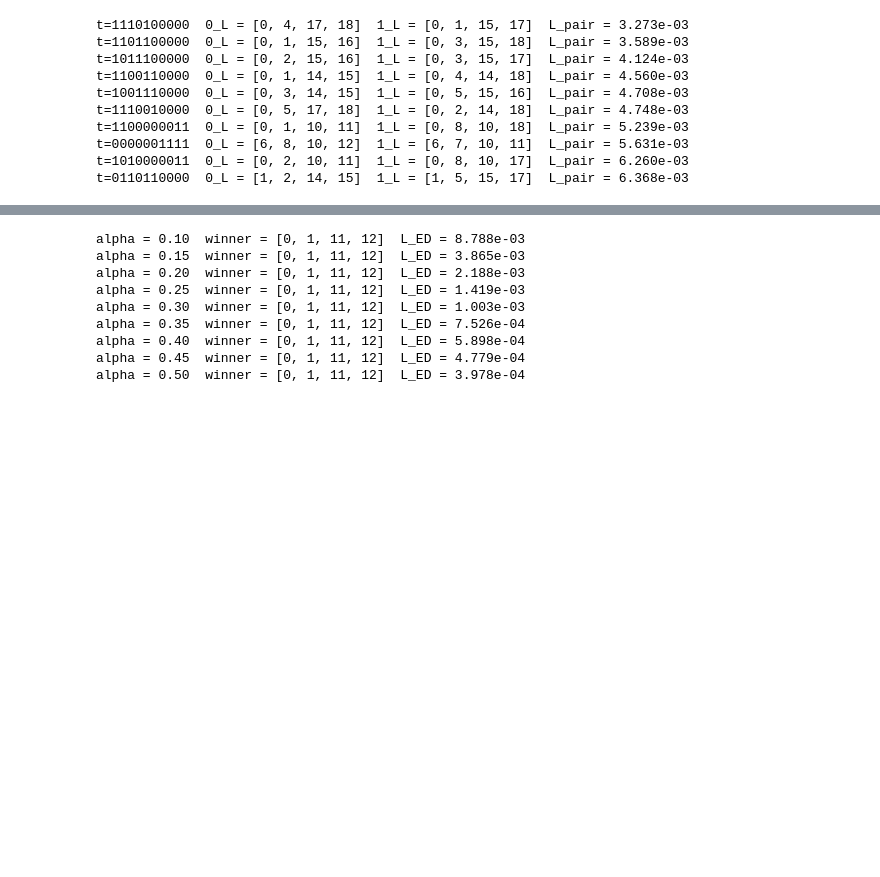
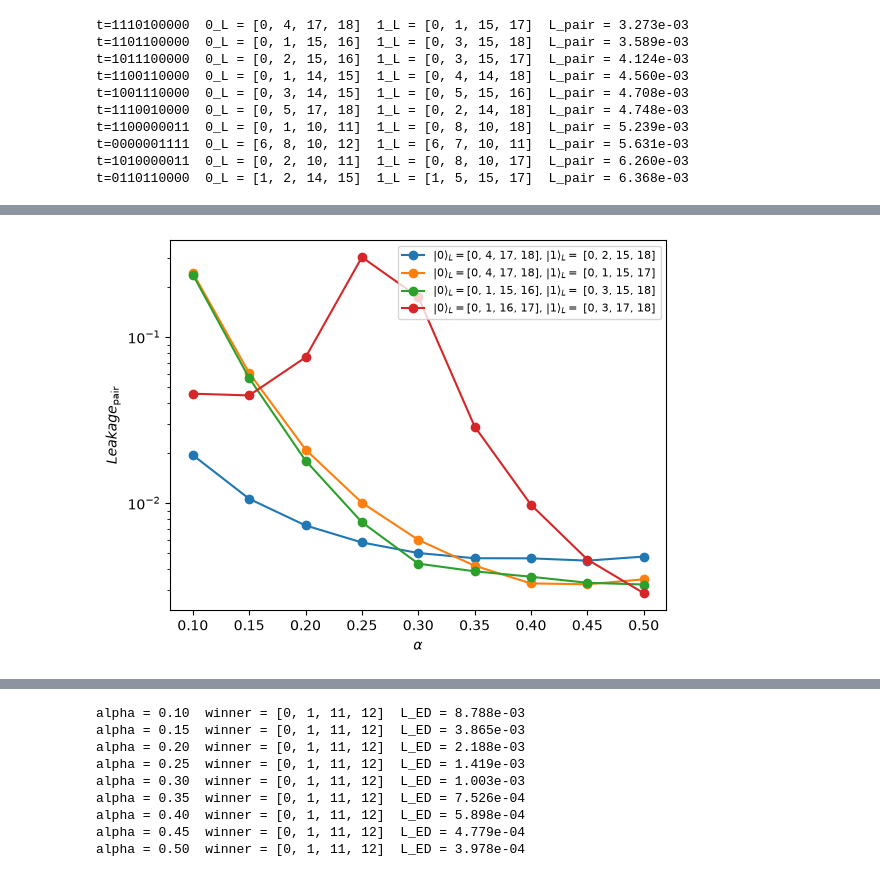
Before and after one commit to Shreyas-phys/Confinement-and-DFS, a Jupyter notebook: codeword_optimization.ipynb, the cells around one changed output, grey strips where cells are left out. Drawn from its saved outputs; the diff is of its cells as text; code cells hidden in the pictures; blank space fills up the shorter version.

```diff
--- a/codeword_optimization.ipynb
+++ b/codeword_optimization.ipynb
@@ -241,0 +371,12 @@ t=0110110000  0_L = [1, 2, 14, 15]  1_L = [1, 5, 15, 17]  L_pair = 6.368e-03
+# %%
+for zero_L, one_L in fixed_pairs:
+    L_curve = []
+    for k in range(len(alphas)):
+        L_curve.append(max(L_all[k][zero_L], L_all[k][one_L]))
+    plt.semilogy(alphas, L_curve, "o-", label=fr"$|0\rangle_L = ${list(zero_L)}, $|1\rangle_L = $ {list(one_L)}")
+plt.xlabel(r"$\alpha$")
+plt.ylabel(r"$Leakage_{\rm pair}$")
+plt.legend(fontsize=8)
+plt.show()
+# %% [output]
+[figure, added]
```
Also changed, not shown: parts of 6 cells of this notebook.
